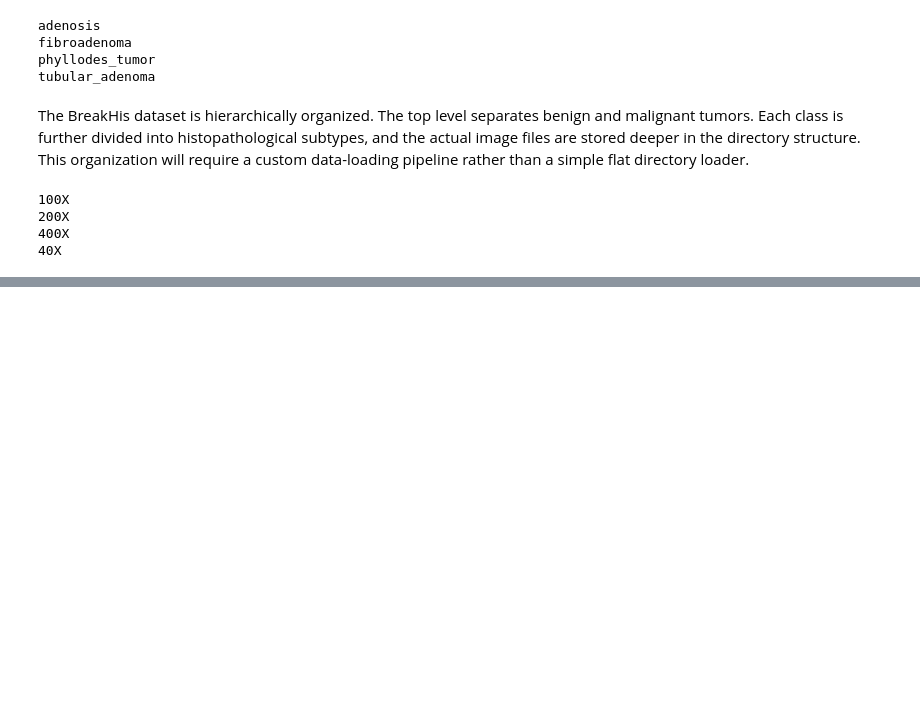
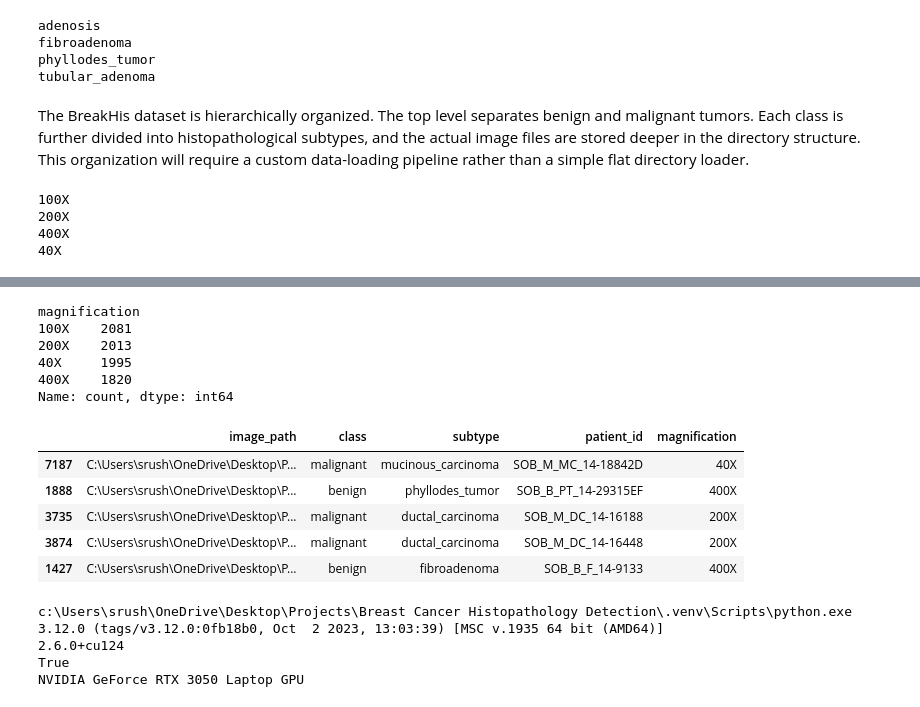
Before and after one commit to srushtichordia-hash/Breast-Cancer-Histopathology-Detection-Transfer-Learning-Explainable-AI-, a Jupyter notebook: notebooks/01_dataset_exploration.ipynb, the cells around one changed output, grey strips where cells are left out. Saved outputs shown, nothing was run; the diff lists cells and outputs as text; code cells hidden in the pictures; blank space fills up the shorter version.

Commit message:
chore: setup Python environment with CUDA-enabled PyTorch

```diff
--- a/notebooks/01_dataset_exploration.ipynb
+++ b/notebooks/01_dataset_exploration.ipynb
@@ -191,0 +242,18 @@ def build_metadata(self):
+# %%
+metadata["magnification"].value_counts()
+# %% [output]
+magnification
+100X    2081
+200X    2013
+40X     1995
+400X    1820
+Name: count, dtype: int64
+# %%
+metadata.sample(5)
+# %% [output]
+|  | image_path | class | subtype | patient_id | magnification |
+| 7187 | C:\Users\srush\OneDrive\Desktop\P... | malignant | mucinous_carcinoma | SOB_M_MC_14-18842D | 40X |
+| 1888 | C:\Users\srush\OneDrive\Desktop\P... | benign | phyllodes_tumor | SOB_B_PT_14-29315EF | 400X |
+| 3735 | C:\Users\srush\OneDrive\Desktop\P... | malignant | ductal_carcinoma | SOB_M_DC_14-16188 | 200X |
+| 3874 | C:\Users\srush\OneDrive\Desktop\P... | malignant | ductal_carcinoma | SOB_M_DC_14-16448 | 200X |
+| 1427 | C:\Users\srush\OneDrive\Desktop\P... | benign | fibroadenoma | SOB_B_F_14-9133 | 400X |
@@ -191,0 +278,16 @@ def build_metadata(self):
+# %%
+import sys
+import torch
+
+print(sys.executable)
+print(sys.version)
+print(torch.__version__)
+print(torch.cuda.is_available())
+if torch.cuda.is_available():
+    print(torch.cuda.get_device_name(0))
+# %% [output]
+c:\Users\srush\OneDrive\Desktop\Projects\Breast Cancer Histopathology Detection\.venv\Scripts\python.exe
+3.12.0 (tags/v3.12.0:0fb18b0, Oct  2 2023, 13:03:39) [MSC v.1935 64 bit (AMD64)]
+2.6.0+cu124
+True
+NVIDIA GeForce RTX 3050 Laptop GPU
```
Also changed, not shown: parts of 9 cells of this notebook, 1 other file.
